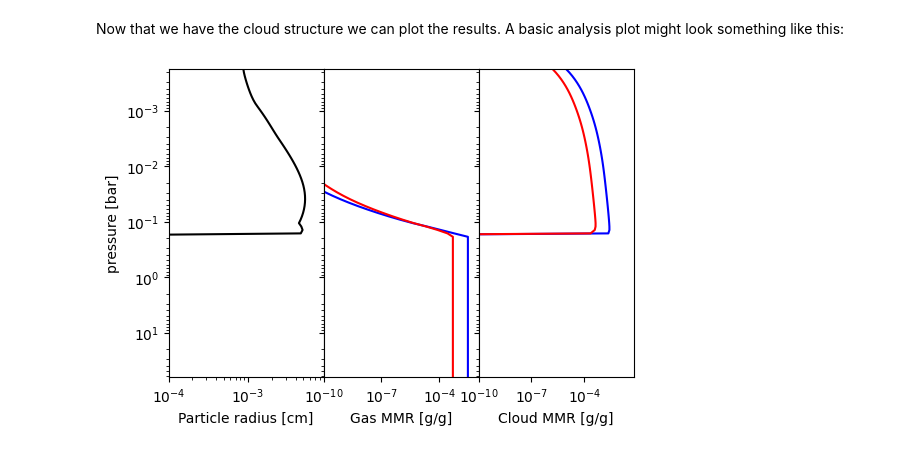
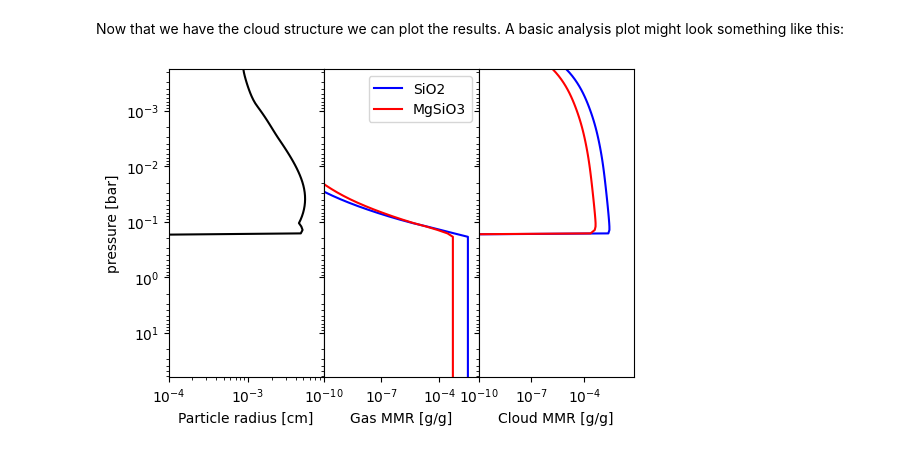
Before and after one commit to Kiefersv/Nimbus, a Jupyter notebook: docs/tutorial_files/tutorial_basic.ipynb, the cells around one changed output. Saved outputs shown, nothing was run; the diff lists cells and outputs as text; code cells hidden in the pictures.

```diff
--- a/docs/tutorial_files/tutorial_basic.ipynb
+++ b/docs/tutorial_files/tutorial_basic.ipynb
@@ -71,29 +68,30 @@ Now that we have the cloud structure we can plot the results. A basic analysis p
 # %%
 import matplotlib.pyplot as plt
 
 # ==== plot results
 fig, ax = plt.subplots(1, 3, figsize=(6,4))
 ax[0].plot(ds['cloud_radius'][:-2], ds['pressure'][:-2], color='k')
 ax[2].plot(ds['cloud_mmr'][0], ds['pressure'], color='blue')
 ax[2].plot(ds['cloud_mmr'][1], ds['pressure'], color='red')
-ax[1].plot(ds['gas_mmr'][0], ds['pressure'], color='blue')
-ax[1].plot(ds['gas_mmr'][1], ds['pressure'], color='red')
+ax[1].plot(ds['gas_mmr'][0], ds['pressure'], color='blue', label='SiO2')
+ax[1].plot(ds['gas_mmr'][1], ds['pressure'], color='red', label='MgSiO3')
 
 # ==== make the plot pretty
 for axi in ax:
     axi.set_ylim(bottom=ds['pressure'][-1], top=ds['pressure'][0])
     axi.set_yscale('log')
     axi.set_xscale('log')
 plt.subplots_adjust(wspace=0)
 ax[0].set_ylabel('pressure [bar]')
 ax[2].set_xlabel('Cloud MMR [g/g]')
 ax[1].set_xlabel('Gas MMR [g/g]')
 ax[0].set_xlabel('Particle radius [cm]')
 ax[1].get_yaxis().set_ticklabels([])
 ax[2].get_yaxis().set_ticklabels([])
 ax[0].set_xlim(1e-4)
 ax[1].set_xlim(1e-10)
 ax[2].set_xlim(1e-10)
+ax[1].legend()
 plt.show()
 # %% [output]
-[figure, old version]
+[figure, new version]
```
Also changed, not shown: parts of 5 cells of this notebook, 9 other files.
